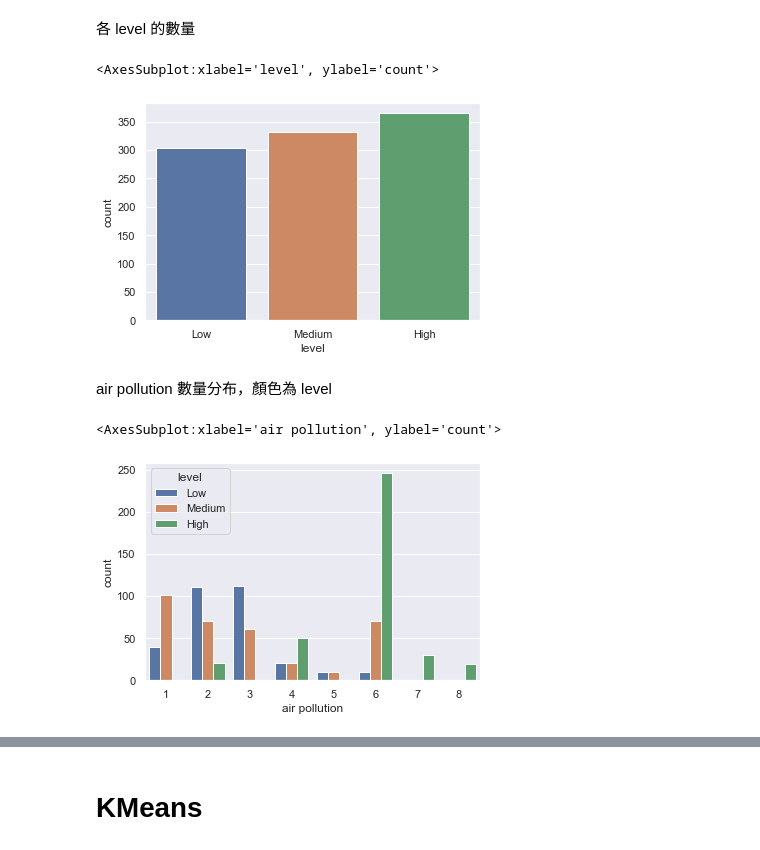
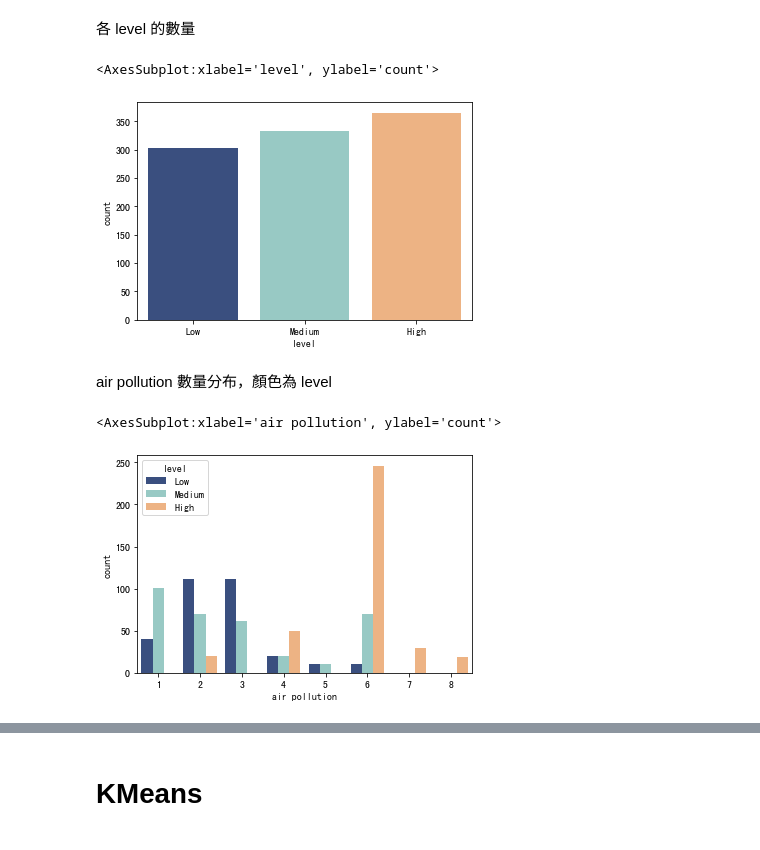
Before and after one commit to oraclekaia/BI_fin_project, a Jupyter notebook: lung_cancer.ipynb, the cells around one changed output, grey strips where cells are left out. Saved outputs shown, nothing was run; the diff lists cells and outputs as text; code cells hidden in the pictures.

```diff
--- a/lung_cancer.ipynb
+++ b/lung_cancer.ipynb
@@ -110,15 +110,14 @@ plt.show()
 # %% [markdown]
 各 level 的數量
 # %%
-sns.set_theme(style="darkgrid")
-sns.countplot(x="level", data=drop_id)
+sns.countplot(x="level", data=drop_id, palette=['#2F4A8A', "#90D1CB", "#FFB172"])
 # %% [output]
 <AxesSubplot:xlabel='level', ylabel='count'>
-[figure, old version]
+[figure, new version]
 # %% [markdown]
 air pollution 數量分布，顏色為 level
 # %%
-sns.countplot(x='air pollution', hue='level', data=drop_id)
+sns.countplot(x='air pollution', hue='level', data=drop_id, palette=['#2F4A8A', "#90D1CB", "#FFB172"])
 # %% [output]
 <AxesSubplot:xlabel='air pollution', ylabel='count'>
-[figure, old version]
+[figure, new version]
```
Also changed, not shown: parts of 24 cells of this notebook, 2 other files.
